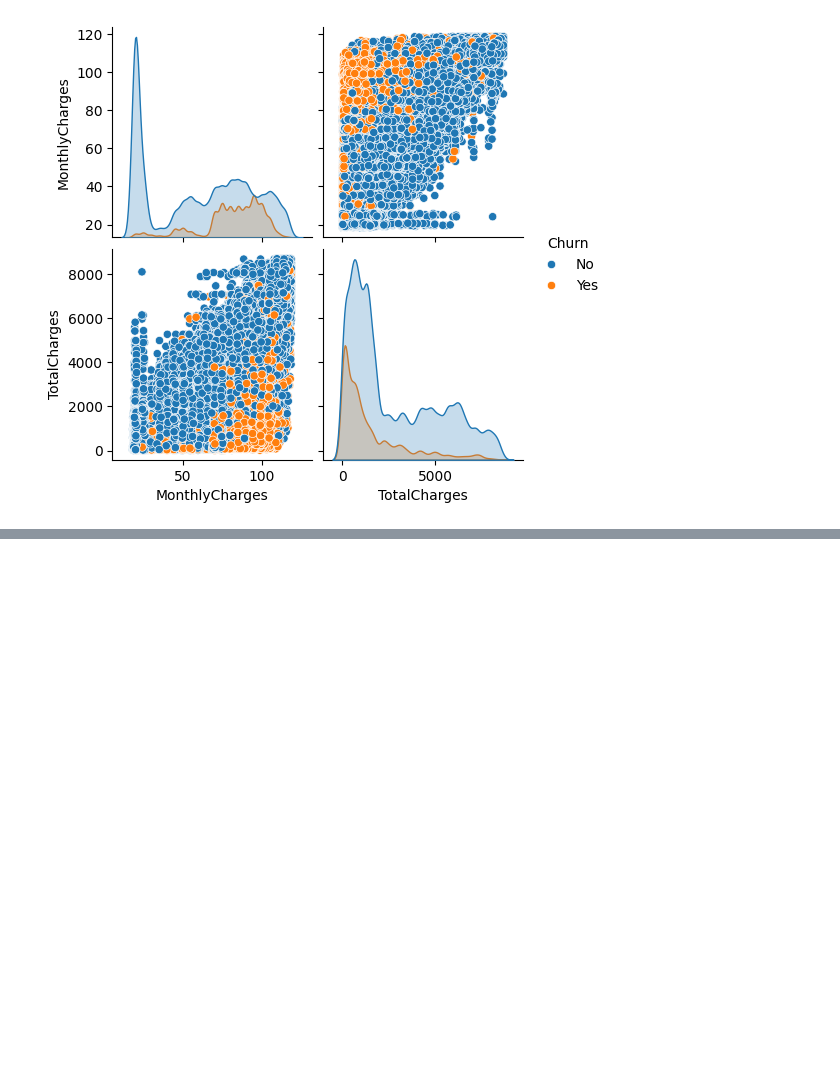
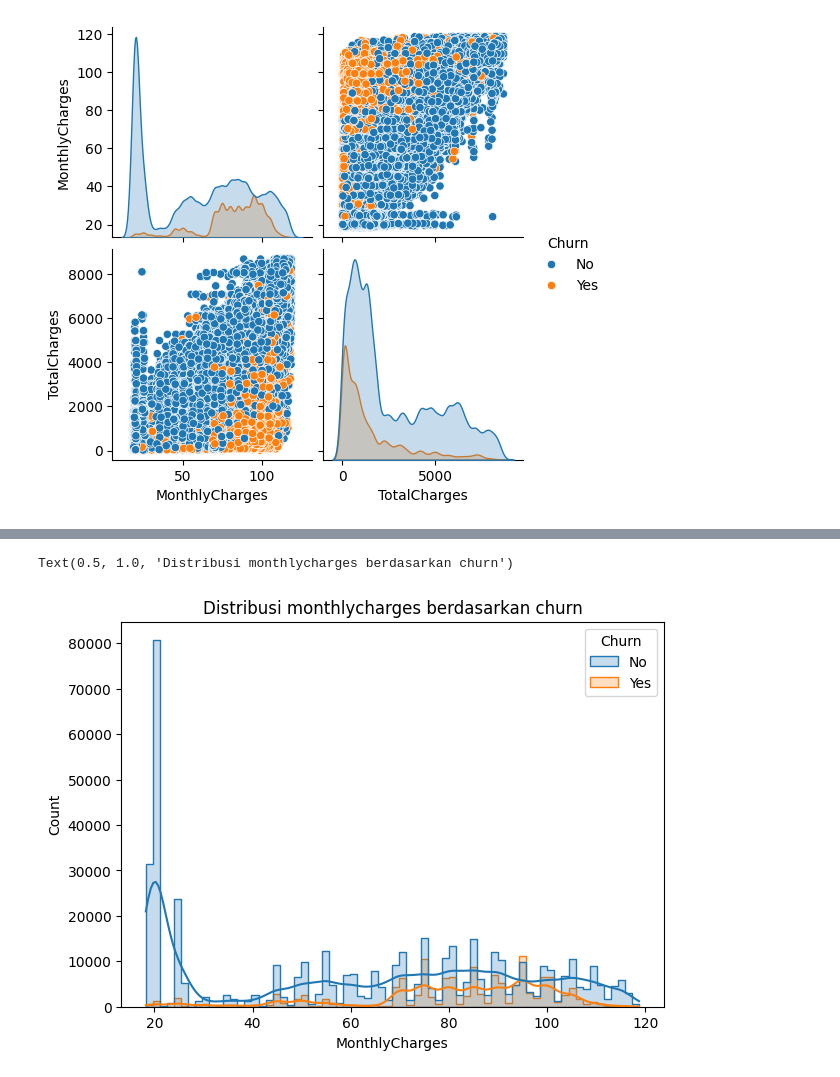
Before and after one commit to Arroyan23/customer-churn-forecast, a Jupyter notebook: data-viz.ipynb, the cells around one changed output, grey strips where cells are left out. Cells and saved outputs as stored; diff of their text form; code cells hidden in the pictures; blank space fills up the shorter version.

```diff
--- a/data-viz.ipynb
+++ b/data-viz.ipynb
@@ -80,0 +86,7 @@ sns.pairplot(data=my_data_vis,
+# %%
+plt.figure(figsize=(7,5))
+sns.histplot(data=df, x='MonthlyCharges', hue='Churn', kde=True, element='step')
+plt.title("Distribusi monthlycharges berdasarkan churn")
+# %% [output]
+Text(0.5, 1.0, 'Distribusi monthlycharges berdasarkan churn')
+[figure, added]
```
Also changed, not shown: parts of 1 cell of this notebook, 2 other files.
